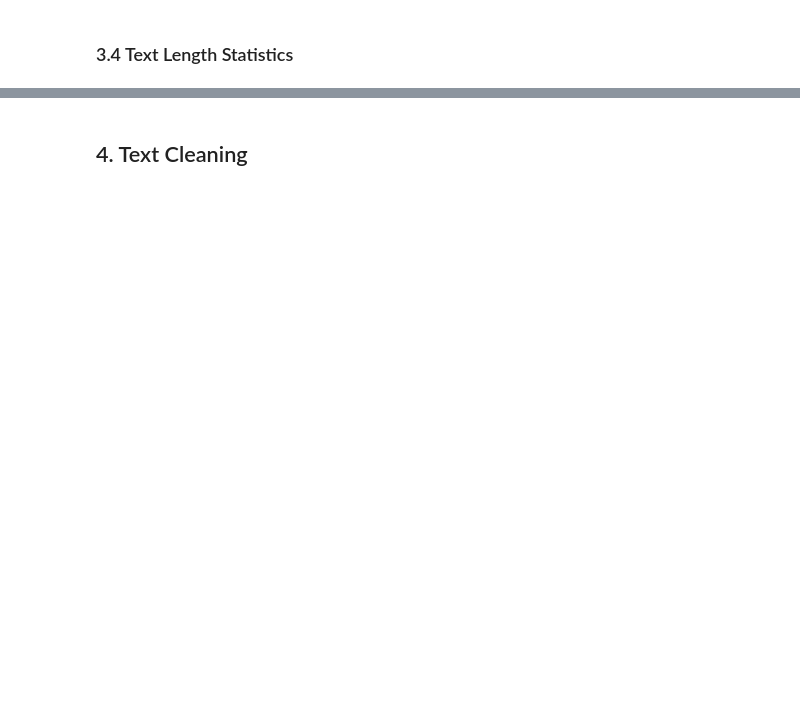
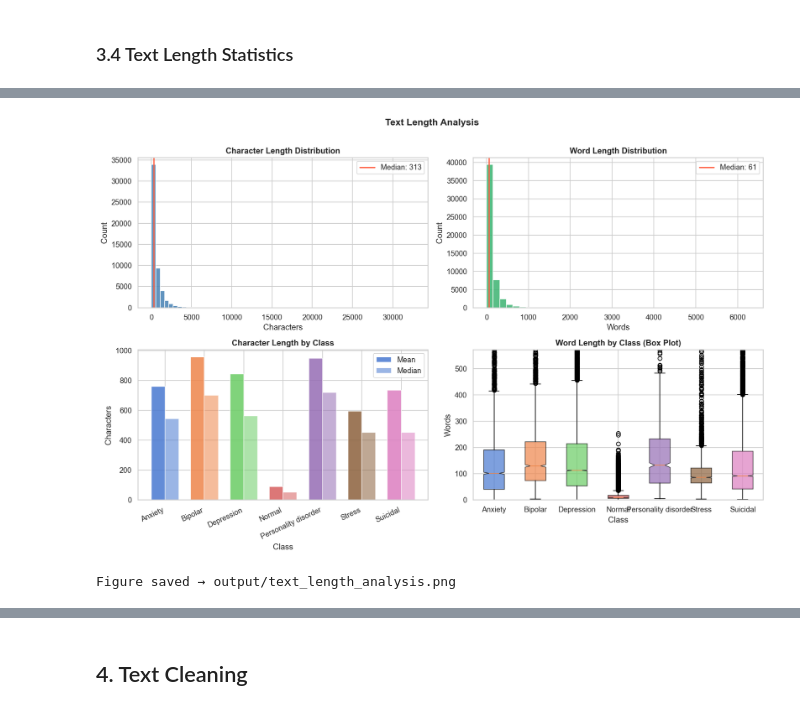
Before and after one commit to ncsalam/SAM-NLP-Transformer, a Jupyter notebook: nlp_preprocessing_pipeline.ipynb, the cells around one changed output, grey strips where cells are left out. Cells and saved outputs as stored; diff of their text form; code cells hidden in the pictures; blank space fills up the shorter version.

```diff
--- a/nlp_preprocessing_pipeline.ipynb
+++ b/nlp_preprocessing_pipeline.ipynb
@@ -182,40 +290,88 @@ print(stats.round(1).to_string())
 # %%
 fig, axes = plt.subplots(2, 2, figsize=(14, 9))
 
 # Character length — overall
 axes[0, 0].hist(df['char_len'], bins=60, color='steelblue', edgecolor='white', alpha=0.85)
 axes[0, 0].axvline(df['char_len'].median(), color='tomato', lw=1.8, label=f'Median: {df["char_len"].median():.0f}')
 axes[0, 0].set_title('Character Length Distribution', fontweight='bold')
 axes[0, 0].set_xlabel('Characters'); axes[0, 0].set_ylabel('Count'); axes[0, 0].legend()
 
 # Word length — overall
 axes[0, 1].hist(df['word_len'], bins=40, color='mediumseagreen', edgecolor='white', alpha=0.85)
 axes[0, 1].axvline(df['word_len'].median(), color='tomato', lw=1.8, label=f'Median: {df["word_len"].median():.0f}')
 axes[0, 1].set_title('Word Length Distribution', fontweight='bold')
 axes[0, 1].set_xlabel('Words'); axes[0, 1].set_ylabel('Count'); axes[0, 1].legend()
 
 # Character length per class
-for cls, grp in df.groupby(LABEL_COL):
-    axes[1, 0].hist(grp['char_len'], bins=50, alpha=0.55, label=str(cls), edgecolor='white')
+# Character length by class — grouped bar chart
+char_stats = df.groupby(LABEL_COL)['char_len'].agg(['mean', 'median'])
+classes = sorted(df[LABEL_COL].unique())
+colors = sns.color_palette('muted', len(classes))
+
+x = np.arange(len(classes))
+width = 0.35
+
+# Mean bars
+axes[1, 0].bar(
+    x - width/2,
+    char_stats.loc[classes, 'mean'],
+    width,
+    label='Mean',
+    color=colors,
+    alpha=0.85
+)
+
+# Median bars (slightly darker)
+axes[1, 0].bar(
+    x + width/2,
+    char_stats.loc[classes, 'median'],
+    width,
+    label='Median',
+    color=colors,
+    alpha=0.55
+)
+
+axes[1, 0].set_xticks(x)
+axes[1, 0].set_xticklabels([str(c) for c in classes], rotation=25, ha='right')
 axes[1, 0].set_title('Character Length by Class', fontweight='bold')
-axes[1, 0].set_xlabel('Characters'); axes[1, 0].set_ylabel('Count'); axes[1, 0].legend()
+axes[1, 0].set_xlabel('Class')
+axes[1, 0].set_ylabel('Characters')
+axes[1, 0].legend()
+
+
 
 # Word length per class — box plot
 classes = df[LABEL_COL].unique()
 data_per_class = [df.loc[df[LABEL_COL] == cls, 'word_len'].values for cls in sorted(classes)]
-bp = axes[1, 1].boxplot(data_per_class, labels=[str(c) for c in sorted(classes)],
-                         patch_artist=True, notch=True)
+bp = axes[1, 1].boxplot(
+    data_per_class,
+    labels=[str(c) for c in sorted(classes)],
+    patch_artist=True,
+    notch=True,
+    showfliers=True
+)
+
 colors = sns.color_palette('muted', len(classes))
 for patch, color in zip(bp['boxes'], colors):
-    patch.set_facecolor(color); patch.set_alpha(0.7)
+    patch.set_facecolor(color)
+    patch.set_alpha(0.7)
+
+# Keep box readable but still show most outliers
+upper_limit = df['word_len'].quantile(0.98)
+axes[1, 1].set_ylim(0, upper_limit)
+
 axes[1, 1].set_title('Word Length by Class (Box Plot)', fontweight='bold')
-axes[1, 1].set_xlabel('Class'); axes[1, 1].set_ylabel('Words')
+axes[1, 1].set_xlabel('Class')
+axes[1, 1].set_ylabel('Words')
 
 plt.suptitle('Text Length Analysis', fontsize=14, fontweight='bold', y=1.01)
 plt.tight_layout()
 plt.savefig(OUTPUT_DIR / 'text_length_analysis.png', bbox_inches='tight')
 plt.show()
 print('Figure saved → output/text_length_analysis.png')
+# %% [output]
+[figure, added]
+Figure saved → output/text_length_analysis.png
 # %%
 # BERT coverage analysis — what % of texts fit within MAX_LENGTH tokens?
 # (Quick proxy using whitespace-split word count)
```
Also changed, not shown: parts of 28 cells of this notebook, 1 other file.
